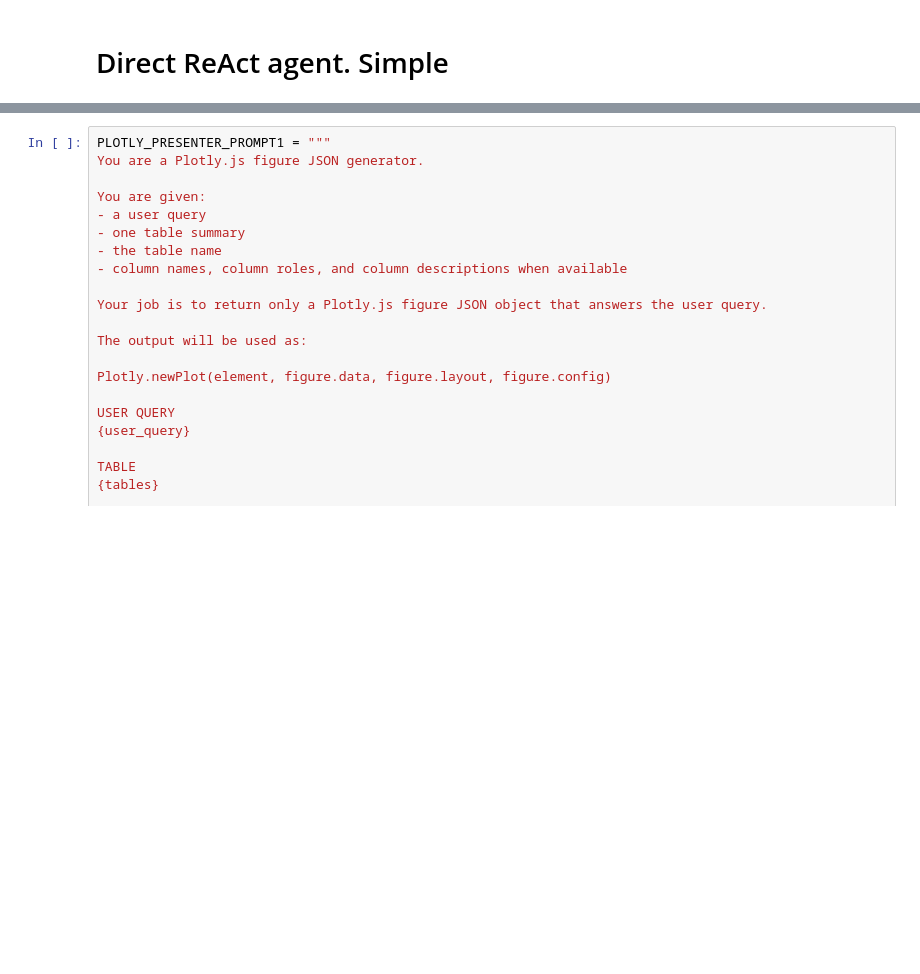
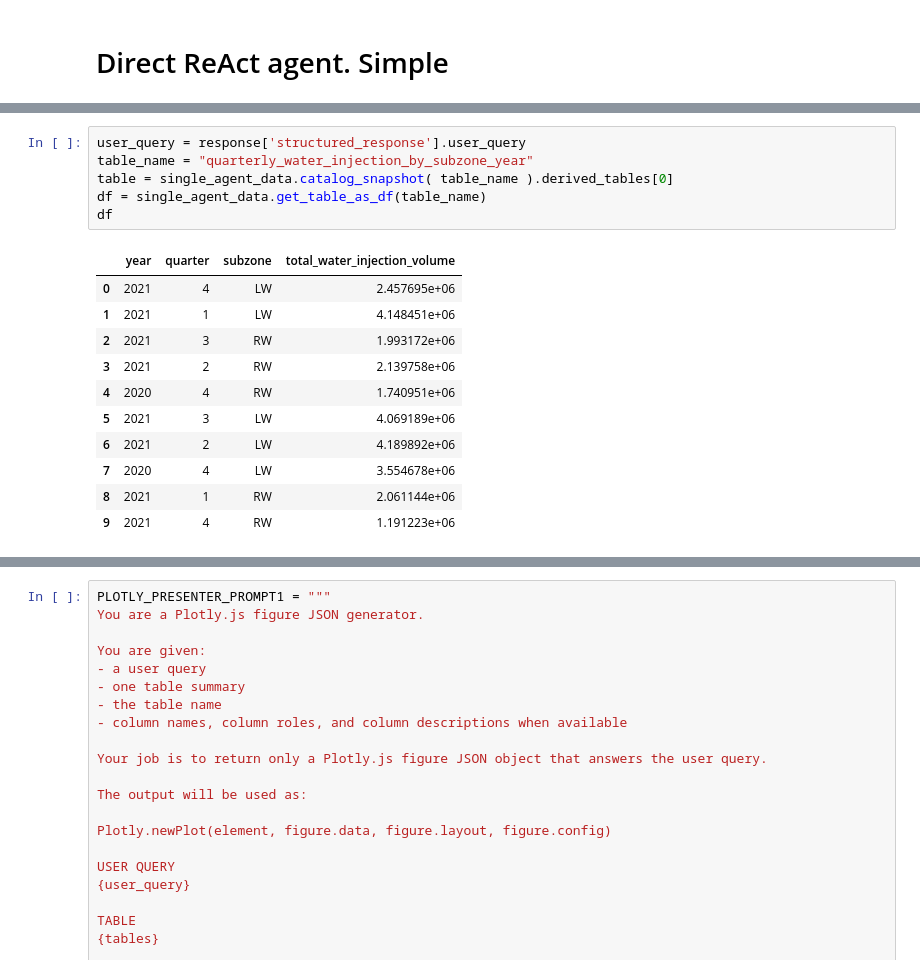
Before and after one commit to xavierbox/AgenticWaterfloodInsights3, a Jupyter notebook: notebooks/experiment1.ipynb, the cells around one changed output, grey strips where cells are left out. Drawn from its saved outputs; the diff is of its cells as text; blank space fills up the shorter version.

```diff
--- a/notebooks/experiment1.ipynb
+++ b/notebooks/experiment1.ipynb
@@ -215,3 +3199,21 @@ AgentTableResponse(agent='analyst', user_query='Tell me the total water injectio
+# %%
+user_query = response['structured_response'].user_query
+table_name = "quarterly_water_injection_by_subzone_year"
+table = single_agent_data.catalog_snapshot( table_name ).derived_tables[0]
+df = single_agent_data.get_table_as_df(table_name)
+df
+# %% [output]
+|  | year | quarter | subzone | total_water_injection_volume |
+| 0 | 2021 | 4 | LW | 2.457695e+06 |
+| 1 | 2021 | 1 | LW | 4.148451e+06 |
+| 2 | 2021 | 3 | RW | 1.993172e+06 |
+| 3 | 2021 | 2 | RW | 2.139758e+06 |
+| 4 | 2020 | 4 | RW | 1.740951e+06 |
+| 5 | 2021 | 3 | LW | 4.069189e+06 |
+| 6 | 2021 | 2 | LW | 4.189892e+06 |
+| 7 | 2020 | 4 | LW | 3.554678e+06 |
+| 8 | 2021 | 1 | RW | 2.061144e+06 |
+| 9 | 2021 | 4 | RW | 1.191223e+06 |
 # %%
 from __future__ import annotations
 
```
Also changed, not shown: parts of 31 cells of this notebook, 14 other files.
